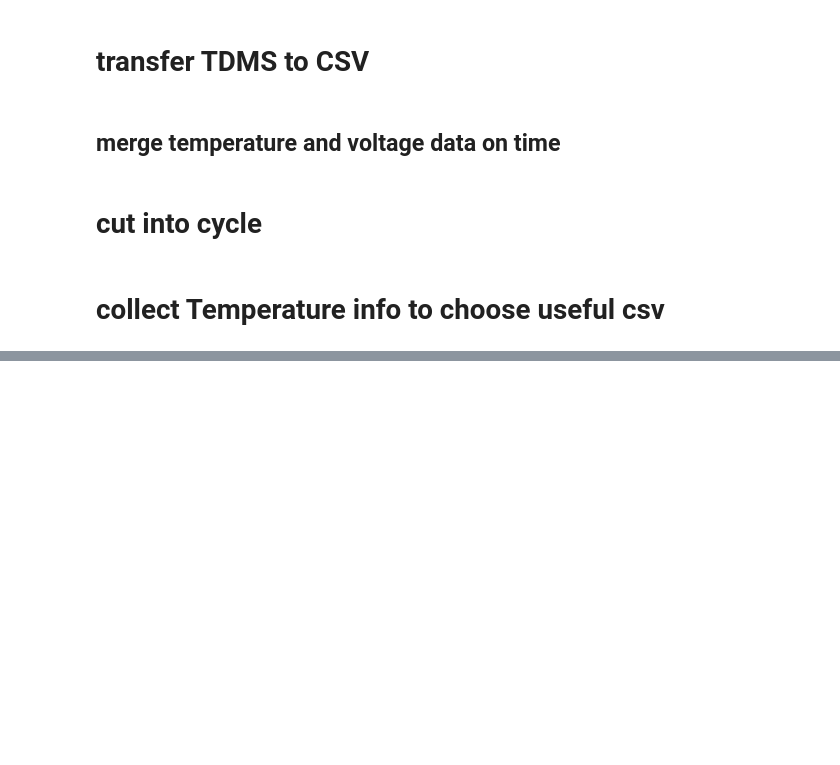
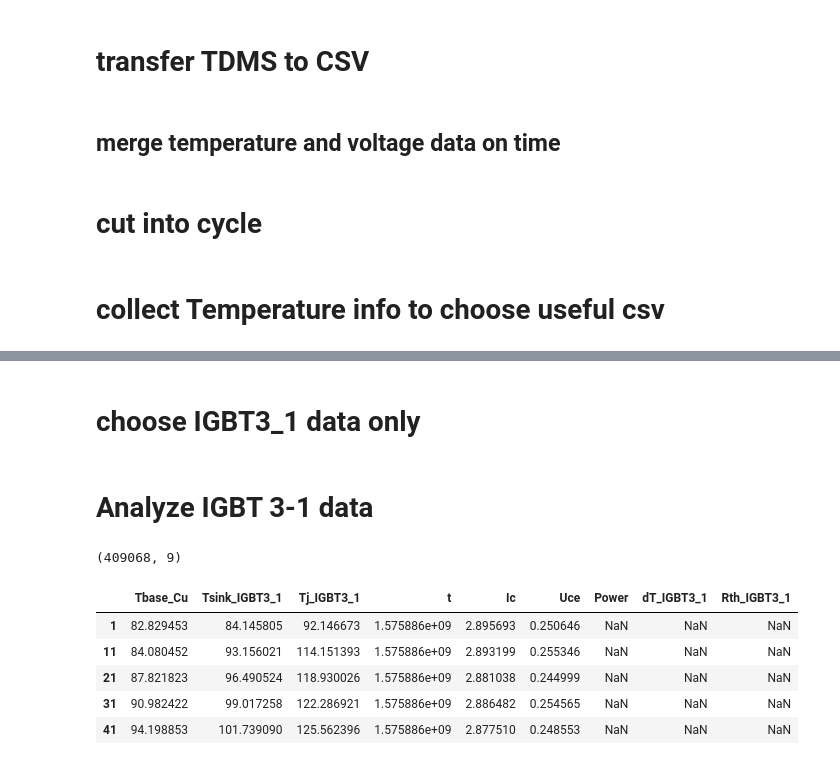
Before and after one commit to gejianwnen/Exp3, a Jupyter notebook: baseline_phase1.ipynb, the cells around one changed output, grey strips where cells are left out. Saved outputs shown, nothing was run; the diff lists cells and outputs as text; code cells hidden in the pictures; blank space fills up the shorter version.

```diff
--- a/baseline_phase1.ipynb
+++ b/baseline_phase1.ipynb
@@ -130,6 +137,8 @@ if IS_TRANSFER:
 # %% [markdown]
 ## merge temperature and voltage data on time
 # %%
+# merge data and save inplace
+# delete "time" and 'timestamp' using "t"
 if IS_MERGE:
     dir_temp = "./temperature_csv/"
     dir_volt = "./voltage_current_csv/"
@@ -137,7 +146,6 @@ if IS_MERGE:
     prefix_volt = "Voltage-Current-"
     time_str = "2019-12-09T17-58-55"
     suffix = ".csv"
-    dir_save = "./temperature_voltage_current_csv/"
 
     file_err = []
     for (_,_,files) in os.walk(dir_volt):
@@ -343,41 +363,63 @@ all_df.head()
+# %% [markdown]
+# choose IGBT3_1 data only
 # %%
 # choose IGBT3_1 data only
-all_df = pd.read_csv("./temp/all_useful_df.csv")
+all_df = pd.read_csv("./temp/phase1_all_useful_df.csv")
 
-save_temp = "./temperature_IGBT3_1/"
-dir_temp  = "./temperature_cycle/"
+save_temp = "./temperature_IGBT3_1/phase1/"
+dir_temp  = "./temperature_cycle/phase1/"
 suffix = ".csv"
 str_info = "15-40-86-165-94"
 
 for i in range(all_df.shape[0]):
-    str_info = str(all_df['round'].values[i])+ "-"+ str(all_df['dur_second'].values[i])+ "-" +str(all_df['T_min1'].values[i])+ "-" +str(all_df['T_max'].values[i])+ "-"+ str(all_df['T_min2'].values[i])
+    str_info = (str(all_df['round'].values[i])+ "-"+ str(all_df['dur_second'].values[i])+ "-" +str(all_df['T_min1'].values[i])
+                + "-" +str(all_df['T_max'].values[i])+ "-"+ str(all_df['T_min2'].values[i])+ "-"+ str(int(all_df['t'].values[i])))
     filename = dir_temp+ str_info +suffix
     try:
         temp_df  = pd.read_csv(filename)
         temp_df = temp_df.loc[:,["Tbase_Cu","Tsink_IGBT3_1","Tj_IGBT3_1","t","Ic","Uce","Power","dT_IGBT3_1","Rth_IGBT3_1"]]
         temp_df.to_csv(save_temp+ str_info +suffix, index = False)
-    except:
+    except Exception as e:
+        print(e)
         print(filename)
+        break
+# %% [markdown]
+# Analyze IGBT 3-1 data
 # %%
+from fit_units import *
+from extract_features import *
 # extract the voltage and temperature info
-all_df = pd.read_csv("./temp/all_useful_df.csv")
+all_df = pd.read_csv("./temp/phase1_all_useful_df.csv")
 
-dir_temp  = "./temperature_IGBT3_1/"
+dir_temp  = "./temperature_IGBT3_1/phase1/"
 suffix = ".csv"
 str_info = "15-40-86-165-94"
 
 df = pd.DataFrame()
 for i in range(all_df.shape[0]):
-    str_info = str(all_df['round'].values[i])+ "-"+ str(all_df['dur_second'].values[i])+ "-" +str(all_df['T_min1'].values[i])+ "-" +str(all_df['T_max'].values[i])+ "-"+ str(all_df['T_min2'].values[i])
+    str_info = (str(all_df['round'].values[i])+ "-"+ str(all_df['dur_second'].values[i])+ "-" +str(all_df['T_min1'].values[i])
+                + "-" +str(all_df['T_max'].values[i])+ "-"+ str(all_df['T_min2'].values[i])+ "-"+ str(int(all_df['t'].values[i])))
     filename = dir_temp+ str_info +suffix
     try:
         temp_df  = pd.read_csv(filename)
         temp_df.dropna(axis = 0,subset={"Uce"},inplace=True)
         df  = pd.concat([df,temp_df],axis = 0)
     except:
         print(filename)
 # choose Uce > 1 which means IGBT turns on
 df = df.loc[df.Uce.values<1.0,:]
-df.to_csv("./temp/all_T_U_I.csv",index = False)
+# unify
+df = fit_units(df)
+# extract Rth and Power
+df = extract_features(df)
+df.to_csv("./temp/phase1_all_T_U_I.csv",index = False)
 print(df.shape)
 df.head()
+# %% [output]
+(409068, 9)
+|  | Tbase_Cu | Tsink_IGBT3_1 | Tj_IGBT3_1 | t | Ic | Uce | Power | dT_IGBT3_1 | Rth_IGBT3_1 |
+| 1 | 82.829453 | 84.145805 | 92.146673 | 1.575886e+09 | 2.895693 | 0.250646 | NaN | NaN | NaN |
+| 11 | 84.080452 | 93.156021 | 114.151393 | 1.575886e+09 | 2.893199 | 0.255346 | NaN | NaN | NaN |
+| 21 | 87.821823 | 96.490524 | 118.930026 | 1.575886e+09 | 2.881038 | 0.244999 | NaN | NaN | NaN |
+| 31 | 90.982422 | 99.017258 | 122.286921 | 1.575886e+09 | 2.886482 | 0.254565 | NaN | NaN | NaN |
+| 41 | 94.198853 | 101.739090 | 125.562396 | 1.575886e+09 | 2.877510 | 0.248553 | NaN | NaN | NaN |
```
Also changed, not shown: parts of 18 cells of this notebook, 4 other files.
